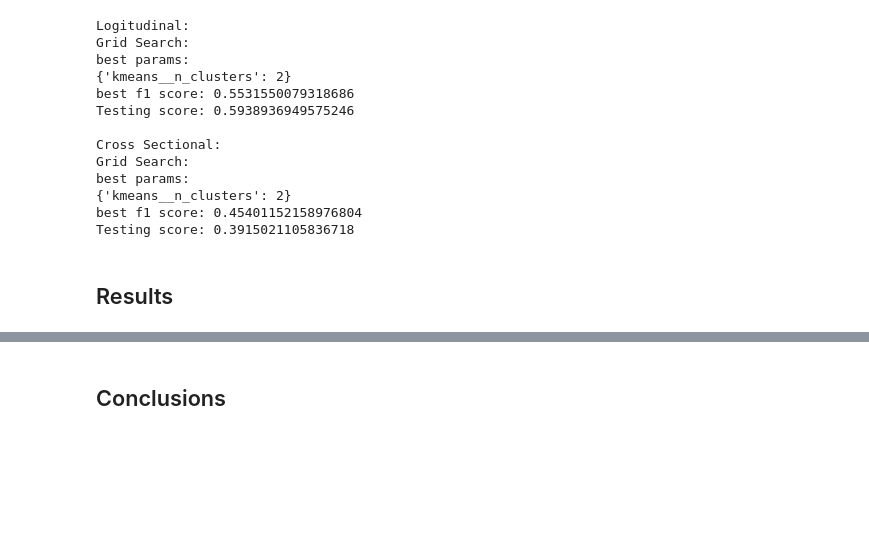
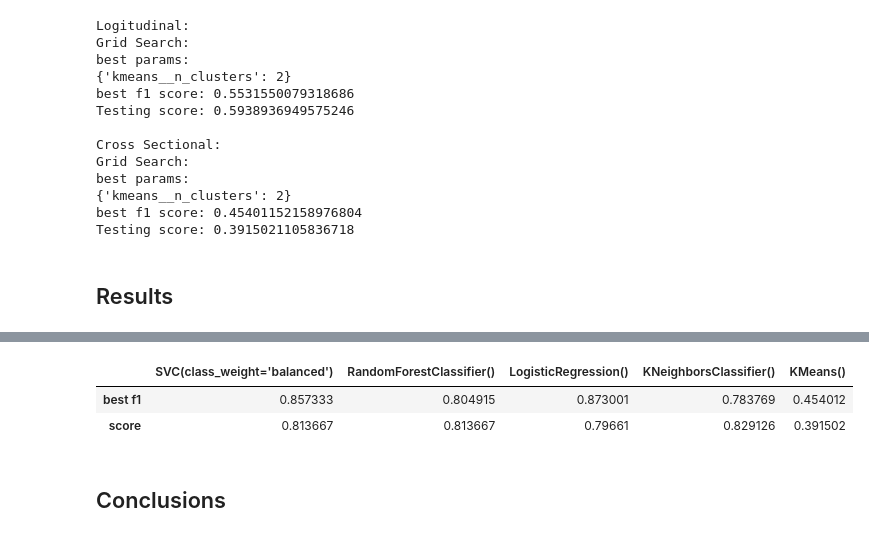
Before and after one commit to lnestelroad/CSCI_4622_MachineLearning, a Jupyter notebook: Final_Project.ipynb, the cells around one changed output, grey strips where cells are left out. Cells and saved outputs as stored; diff of their text form; code cells hidden in the pictures; blank space fills up the shorter version.

```diff
--- a/Final_Project.ipynb
+++ b/Final_Project.ipynb
@@ -602,2 +615,11 @@ KeyError: RandomForestClassifier()
+# %%
+scores = pd.DataFrame(results)
+scores.drop('grid', inplace=True)
+scores.drop('best params', inplace=True)
+scores
+# %% [output]
+|  | SVC(class_weight='balanced') | RandomForestClassifier() | LogisticRegression() | KNeighborsClassifier() | KMeans() |
+| best f1 | 0.857333 | 0.804915 | 0.873001 | 0.783769 | 0.454012 |
+| score | 0.813667 | 0.813667 | 0.79661 | 0.829126 | 0.391502 |
 # %% [markdown]
 ## Conclusions
```
Also changed, not shown: parts of 10 cells of this notebook, 1 other file.
